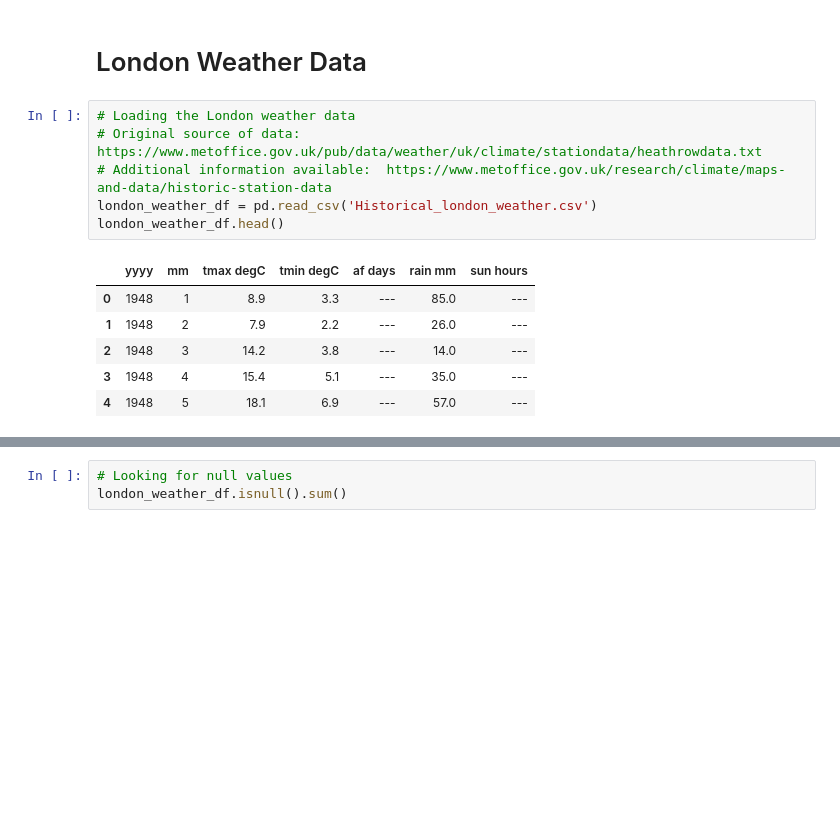
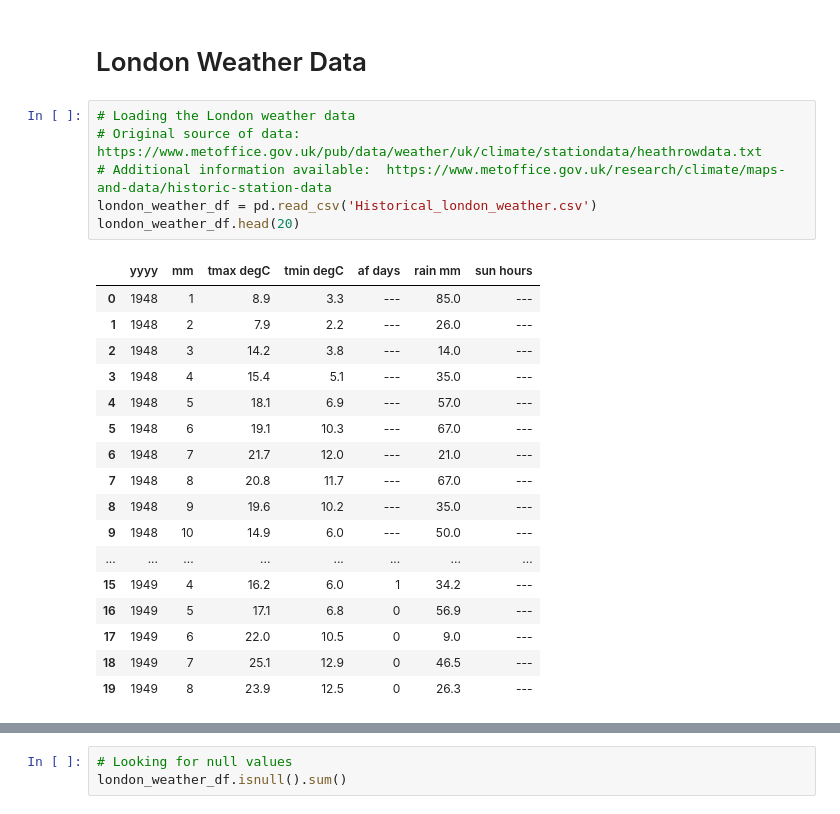
Before and after one commit to js816/New_York_-_London_Weather_Predictions, a Jupyter notebook: Weather_data_EDA_and_cleaning.ipynb, the cells around one changed output, grey strips where cells are left out. Cells and saved outputs as stored; diff of their text form; blank space fills up the shorter version.

```diff
--- a/Weather_data_EDA_and_cleaning.ipynb
+++ b/Weather_data_EDA_and_cleaning.ipynb
@@ -6,13 +6,24 @@ import pandas as pd
 # %%
 # Loading the London weather data
 # Original source of data:  https://www.metoffice.gov.uk/pub/data/weather/uk/climate/stationdata/heathrowdata.txt
 # Additional information available:  https://www.metoffice.gov.uk/research/climate/maps-and-data/historic-station-data
 london_weather_df = pd.read_csv('Historical_london_weather.csv')
-london_weather_df.head()
+london_weather_df.head(20)
 # %% [output]
 |  | yyyy | mm | tmax degC | tmin degC | af days | rain mm | sun hours |
 | 0 | 1948 | 1 | 8.9 | 3.3 | --- | 85.0 | --- |
 | 1 | 1948 | 2 | 7.9 | 2.2 | --- | 26.0 | --- |
 | 2 | 1948 | 3 | 14.2 | 3.8 | --- | 14.0 | --- |
 | 3 | 1948 | 4 | 15.4 | 5.1 | --- | 35.0 | --- |
 | 4 | 1948 | 5 | 18.1 | 6.9 | --- | 57.0 | --- |
+| 5 | 1948 | 6 | 19.1 | 10.3 | --- | 67.0 | --- |
+| 6 | 1948 | 7 | 21.7 | 12.0 | --- | 21.0 | --- |
+| 7 | 1948 | 8 | 20.8 | 11.7 | --- | 67.0 | --- |
+| 8 | 1948 | 9 | 19.6 | 10.2 | --- | 35.0 | --- |
+| 9 | 1948 | 10 | 14.9 | 6.0 | --- | 50.0 | --- |
+| ... | ... | ... | ... | ... | ... | ... | ... |
+| 15 | 1949 | 4 | 16.2 | 6.0 | 1 | 34.2 | --- |
+| 16 | 1949 | 5 | 17.1 | 6.8 | 0 | 56.9 | --- |
+| 17 | 1949 | 6 | 22.0 | 10.5 | 0 | 9.0 | --- |
+| 18 | 1949 | 7 | 25.1 | 12.9 | 0 | 46.5 | --- |
+| 19 | 1949 | 8 | 23.9 | 12.5 | 0 | 26.3 | --- |
```
Also changed, not shown: parts of 1 cell of this notebook, 2 other files.
